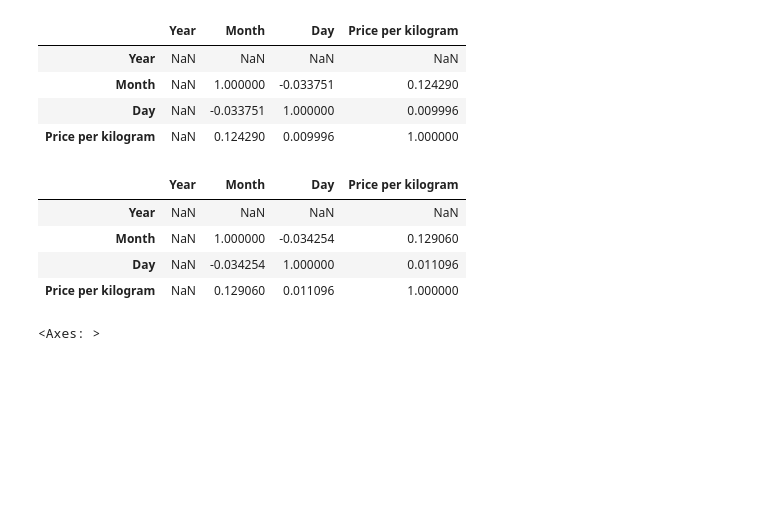
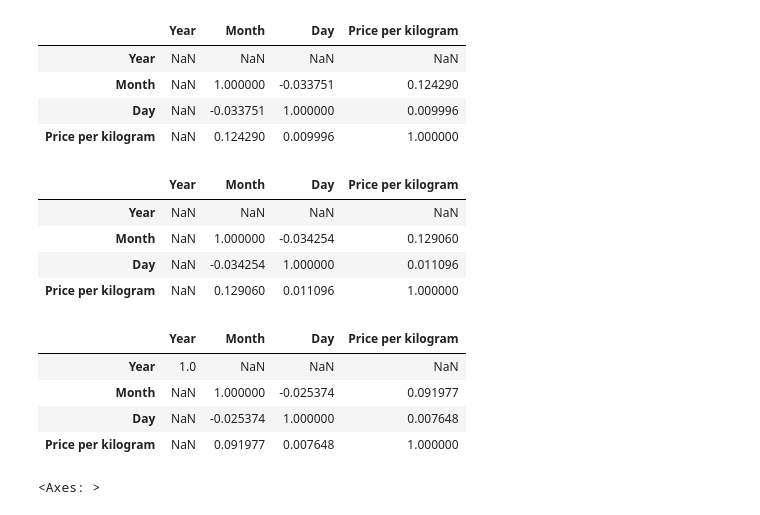
Before and after one commit to CAPVOK/TMO, a Jupyter notebook: labs/lab1.ipynb, the cells around one changed output. Saved outputs shown, nothing was run; the diff lists cells and outputs as text; code cells hidden in the pictures; blank space fills up the shorter version.

```diff
--- a/labs/lab1.ipynb
+++ b/labs/lab1.ipynb
@@ -134,6 +134,15 @@ data.corr(numeric_only=True, method='spearman')
 | Month | NaN | 1.000000 | -0.034254 | 0.129060 |
 | Day | NaN | -0.034254 | 1.000000 | 0.011096 |
 | Price per kilogram | NaN | 0.129060 | 0.011096 | 1.000000 |
+# %%
+# Силу и направление монотонной зависимости.
+data.corr(numeric_only=True, method='kendall')
+# %% [output]
+|  | Year | Month | Day | Price per kilogram |
+| Year | 1.0 | NaN | NaN | NaN |
+| Month | NaN | 1.000000 | -0.025374 | 0.091977 |
+| Day | NaN | -0.025374 | 1.000000 | 0.007648 |
+| Price per kilogram | NaN | 0.091977 | 0.007648 | 1.000000 |
 # %%
 sns.heatmap(data.corr(numeric_only=True), annot=True, fmt='.3f')
 # %% [output]
```
Also changed, not shown: parts of 5 cells of this notebook, 6 other files.
